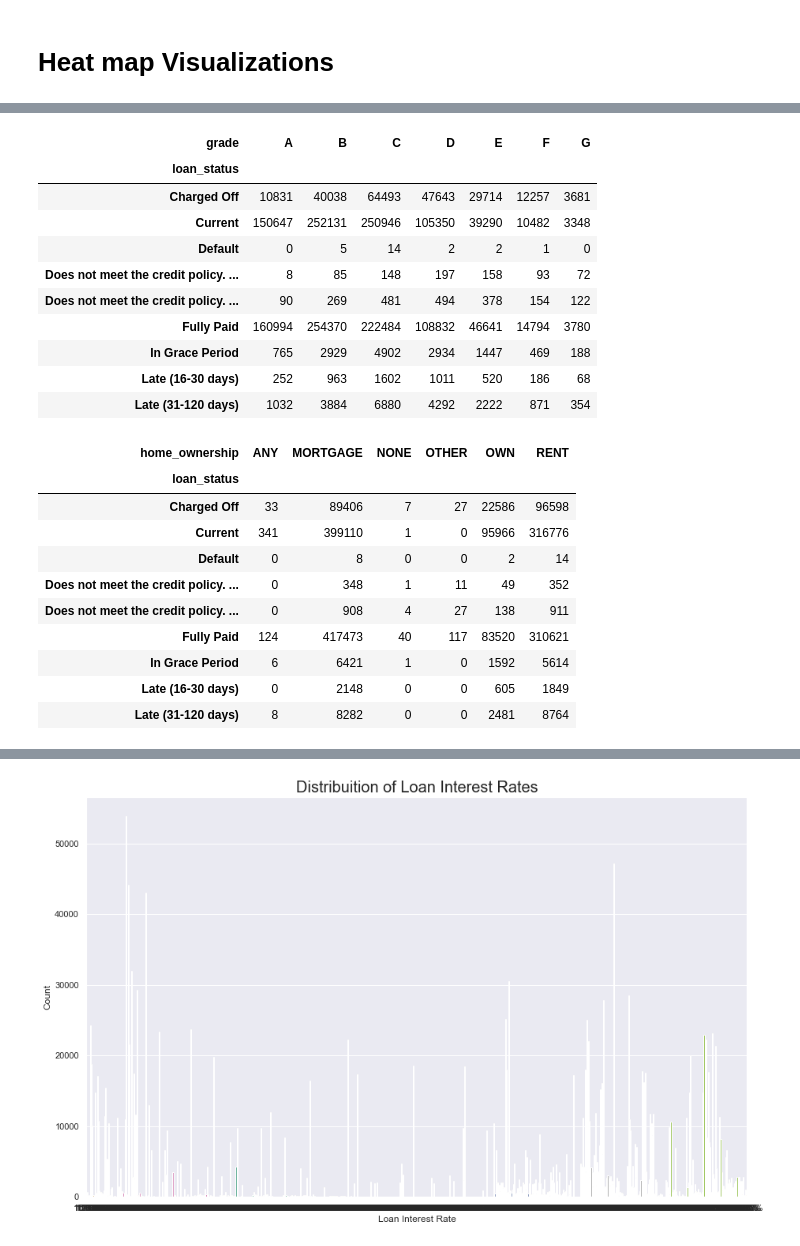
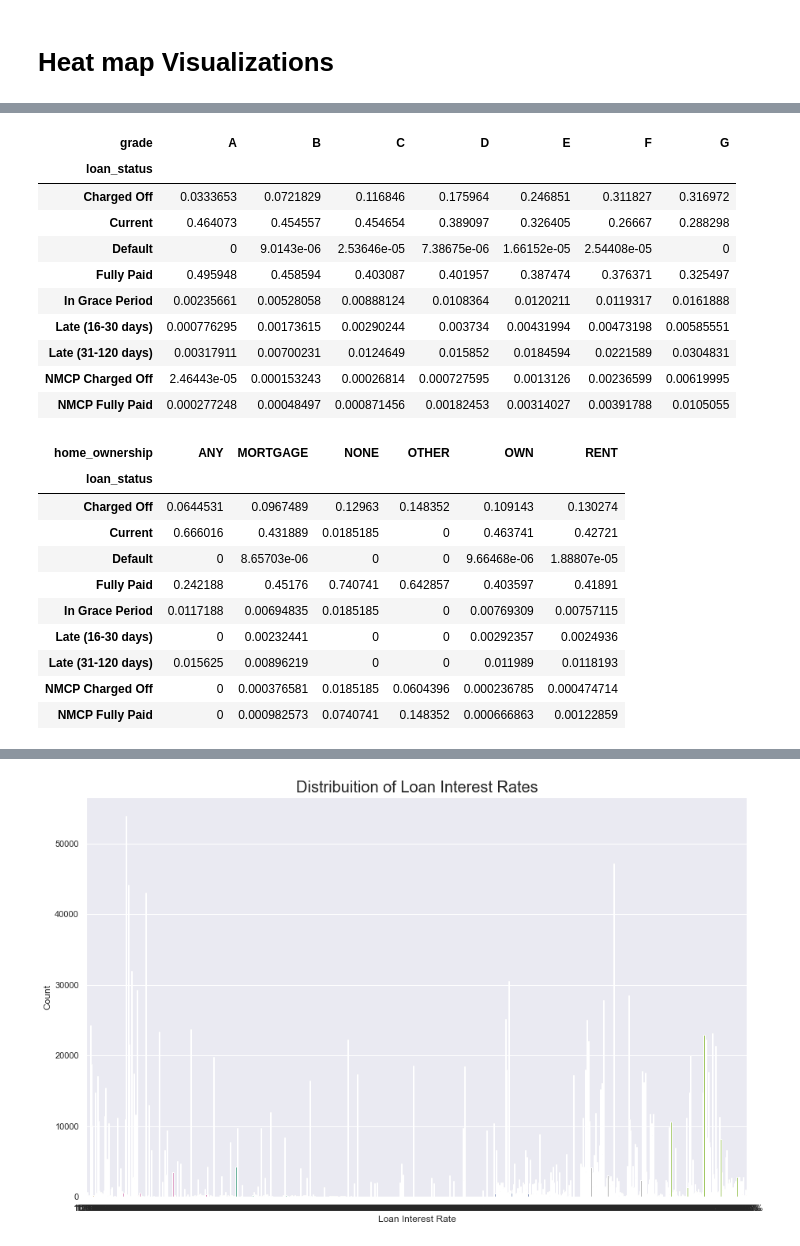
Before and after one commit to Polkaguy/Final-Project, a Jupyter notebook: Primary Notebook.ipynb, the cells around one changed output, grey strips where cells are left out. Saved outputs shown, nothing was run; the diff lists cells and outputs as text; code cells hidden in the pictures.

```diff
--- a/Primary Notebook.ipynb
+++ b/Primary Notebook.ipynb
@@ -59,14 +56,26 @@ dates = [
 # Imports loan data
 
 df = pd.DataFrame()
-files = os.listdir('./Source Data/Loan Data')
+basepath='./Source Data/Loan Data/'
+files = os.listdir(basepath)
 csvs = []
+
 for file in files:
     if re.match('.*csv$',file):
         csvs += [file]
-cols = df.dtypes
-for csv in csvs:
-    path = './Source Data/Loan Data/' + csv
-    tdf = pd.read_csv(path,header=1,low_memory=False,)
-    df=df.append(tdf)
-df.reset_index(inplace=True) # This will help with joining back data if necessary.
+
+if 0:
+    #ignore this - was trying to pickle the data into
+    #formats like feather, hdf5, native python pickling, etc
+    # but found issues on python 3.7
+    df=pd.read_pickle(basepath+'df.pkl')
+else:
+    cols = df.dtypes
+    for csv in csvs:
+        path = basepath + csv
+        print("Reading",path)
+        tdf = pd.read_csv(path,header=1,low_memory=False,)
+        df=df.append(tdf)
+    df.reset_index(inplace=True) # This will help with joining back data if necessary.
+
+print(df.shape)
@@ -144,6 +177,12 @@ Because of the high risk of multicolinearity, and the small number of observatio
 # loans that are delinquent are not disproportionaltely dropped from data
 # Convert the loan issue date to a datetime
 df['issue_d'] = pd.to_datetime(df['issue_d'])
+df['earliest_cr_line'] = pd.to_datetime(df['earliest_cr_line'])
+#determine age of credit line prior to load and convert to integer
+df['earliest_cr_line'] = (df['issue_d']-df['earliest_cr_line']).dt.days
+# convert to year to consider economic conditions
+df['issue_d'] = df['issue_d'].dt.year
+
 mature_filter = (df['loan_status']=='Fully Paid')|(df['loan_status']=='Charged Off')
 #latest_mature = df[~mature_filter]['issue_d'].min()
 #latest_mature
@@ -157,11 +196,8 @@ reduced_df=reduced_df[features]
 
 # Combines fields when necessary
 reduced_df['fico_est'] = (reduced_df['fico_range_low']+reduced_df['fico_range_high'])/2
-# larger fico ranges might suggest greater uncertainty
-#reduced_df['fico_range'] = (reduced_df['fico_range_high']-reduced_df['fico_range_low'])
-reduced_df.drop(columns=[
-    'fico_range_low',
-    'fico_range_high',
+
+reduced_df.drop(columns=['fico_range_low','fico_range_high',
 ],inplace=True)
 print(reduced_df.shape)
 # %% [output]
@@ -559,37 +576,37 @@ pd.crosstab(df[purp_loan[0]], df[purp_loan[1]]).style.background_gradient(cmap =
 # %%
 # Explore the loan status versus loan grade
 loan_grade = ['loan_status', 'grade']
 cm = sns.light_palette("red", as_cmap=True)
-pd.crosstab(df[loan_grade[0]], df[loan_grade[1]]).style.background_gradient(cmap = cm)
+pd.crosstab(df[loan_grade[0]], df[loan_grade[1]],normalize='columns').style.background_gradient(cmap = cm)
 # %% [output]
 | grade | A | B | C | D | E | F | G |
 | loan_status |  |  |  |  |  |  |  |
-| Charged Off | 10831 | 40038 | 64493 | 47643 | 29714 | 12257 | 3681 |
-| Current | 150647 | 252131 | 250946 | 105350 | 39290 | 10482 | 3348 |
-| Default | 0 | 5 | 14 | 2 | 2 | 1 | 0 |
-| Does not meet the credit policy. ... | 8 | 85 | 148 | 197 | 158 | 93 | 72 |
-| Does not meet the credit policy. ... | 90 | 269 | 481 | 494 | 378 | 154 | 122 |
-| Fully Paid | 160994 | 254370 | 222484 | 108832 | 46641 | 14794 | 3780 |
-| In Grace Period | 765 | 2929 | 4902 | 2934 | 1447 | 469 | 188 |
-| Late (16-30 days) | 252 | 963 | 1602 | 1011 | 520 | 186 | 68 |
-| Late (31-120 days) | 1032 | 3884 | 6880 | 4292 | 2222 | 871 | 354 |
+| Charged Off | 0.0333653 | 0.0721829 | 0.116846 | 0.175964 | 0.246851 | 0.311827 | 0.316972 |
+| Current | 0.464073 | 0.454557 | 0.454654 | 0.389097 | 0.326405 | 0.26667 | 0.288298 |
+| Default | 0 | 9.0143e-06 | 2.53646e-05 | 7.38675e-06 | 1.66152e-05 | 2.54408e-05 | 0 |
+| Fully Paid | 0.495948 | 0.458594 | 0.403087 | 0.401957 | 0.387474 | 0.376371 | 0.325497 |
+| In Grace Period | 0.00235661 | 0.00528058 | 0.00888124 | 0.0108364 | 0.0120211 | 0.0119317 | 0.0161888 |
+| Late (16-30 days) | 0.000776295 | 0.00173615 | 0.00290244 | 0.003734 | 0.00431994 | 0.00473198 | 0.00585551 |
+| Late (31-120 days) | 0.00317911 | 0.00700231 | 0.0124649 | 0.015852 | 0.0184594 | 0.0221589 | 0.0304831 |
+| NMCP Charged Off | 2.46443e-05 | 0.000153243 | 0.00026814 | 0.000727595 | 0.0013126 | 0.00236599 | 0.00619995 |
+| NMCP Fully Paid | 0.000277248 | 0.00048497 | 0.000871456 | 0.00182453 | 0.00314027 | 0.00391788 | 0.0105055 |
 # %%
 #Explore the loan status versus home ownership
 loan_home = ['loan_status', 'home_ownership']
 cm = sns.light_palette("red", as_cmap=True)
-pd.crosstab(df[loan_home[0]], df[loan_home[1]]).style.background_gradient(cmap = cm)
+pd.crosstab(df[loan_home[0]], df[loan_home[1]],normalize='columns').style.background_gradient(cmap = cm)
 # %% [output]
 | home_ownership | ANY | MORTGAGE | NONE | OTHER | OWN | RENT |
 | loan_status |  |  |  |  |  |  |
-| Charged Off | 33 | 89406 | 7 | 27 | 22586 | 96598 |
-| Current | 341 | 399110 | 1 | 0 | 95966 | 316776 |
-| Default | 0 | 8 | 0 | 0 | 2 | 14 |
-| Does not meet the credit policy. ... | 0 | 348 | 1 | 11 | 49 | 352 |
-| Does not meet the credit policy. ... | 0 | 908 | 4 | 27 | 138 | 911 |
-| Fully Paid | 124 | 417473 | 40 | 117 | 83520 | 310621 |
-| In Grace Period | 6 | 6421 | 1 | 0 | 1592 | 5614 |
-| Late (16-30 days) | 0 | 2148 | 0 | 0 | 605 | 1849 |
-| Late (31-120 days) | 8 | 8282 | 0 | 0 | 2481 | 8764 |
+| Charged Off | 0.0644531 | 0.0967489 | 0.12963 | 0.148352 | 0.109143 | 0.130274 |
+| Current | 0.666016 | 0.431889 | 0.0185185 | 0 | 0.463741 | 0.42721 |
+| Default | 0 | 8.65703e-06 | 0 | 0 | 9.66468e-06 | 1.88807e-05 |
+| Fully Paid | 0.242188 | 0.45176 | 0.740741 | 0.642857 | 0.403597 | 0.41891 |
+| In Grace Period | 0.0117188 | 0.00694835 | 0.0185185 | 0 | 0.00769309 | 0.00757115 |
+| Late (16-30 days) | 0 | 0.00232441 | 0 | 0 | 0.00292357 | 0.0024936 |
+| Late (31-120 days) | 0.015625 | 0.00896219 | 0 | 0 | 0.011989 | 0.0118193 |
+| NMCP Charged Off | 0 | 0.000376581 | 0.0185185 | 0.0604396 | 0.000236785 | 0.000474714 |
+| NMCP Fully Paid | 0 | 0.000982573 | 0.0740741 | 0.148352 | 0.000666863 | 0.00122859 |
 # %%
 #Exploring the loan_status versus loan application_type
 loan_application = ['loan_status', 'application_type']
```
Also changed, not shown: parts of 25 cells of this notebook, 4 other files.
